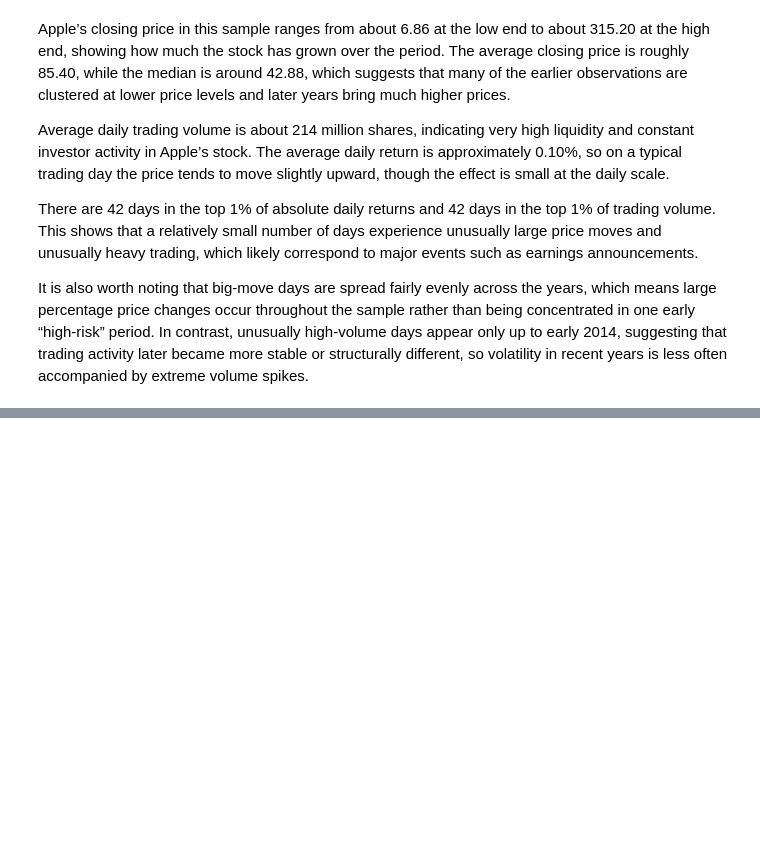
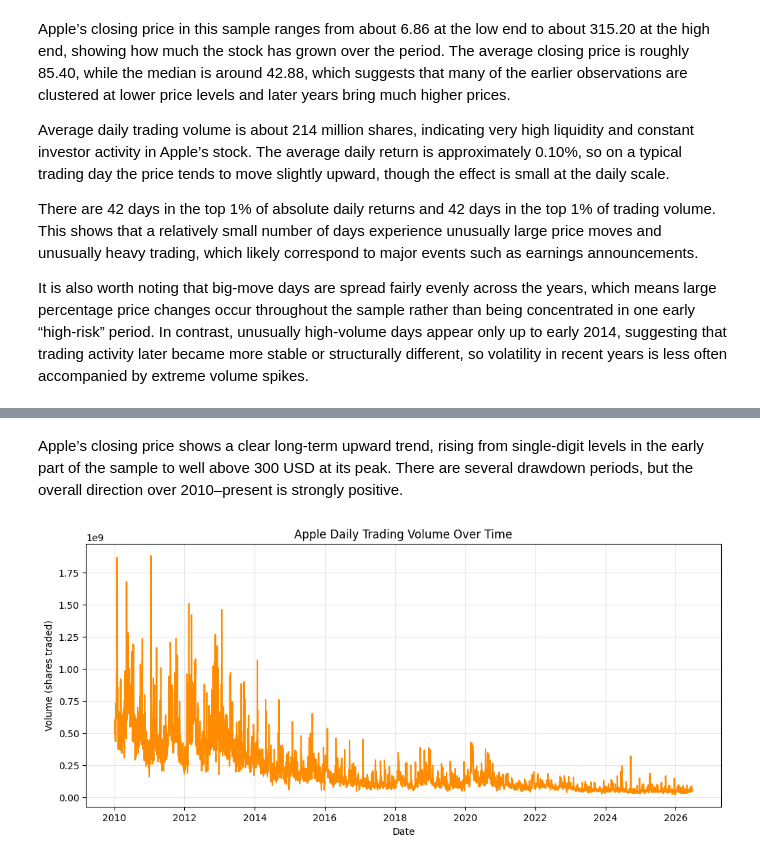
Before and after one commit to Nirmani-prog/Predicting-AAPL-Next-Day-Direction, a Jupyter notebook: apple_next_day.ipynb, the cells around one changed output, grey strips where cells are left out. Cells and saved outputs as stored; diff of their text form; code cells hidden in the pictures; blank space fills up the shorter version.

```diff
--- a/apple_next_day.ipynb
+++ b/apple_next_day.ipynb
@@ -197,0 +210,12 @@ It is also worth noting that big‑move days are spread fairly evenly across the
+# %% [markdown]
+Apple’s closing price shows a clear long‑term upward trend, rising from single‑digit levels in the early part of the sample to well above 300 USD at its peak. There are several drawdown periods, but the overall direction over 2010–present is strongly positive.
+# %%
+plt.figure(figsize=(12, 5))
+plt.plot(data.index, data["Volume"], color="darkorange")
+plt.title("Apple Daily Trading Volume Over Time")
+plt.xlabel("Date")
+plt.ylabel("Volume (shares traded)")
+plt.grid(alpha=0.3)
+plt.show()
+# %% [output]
+[figure, added]
```
Also changed, not shown: parts of 25 cells of this notebook, 1 other file.
